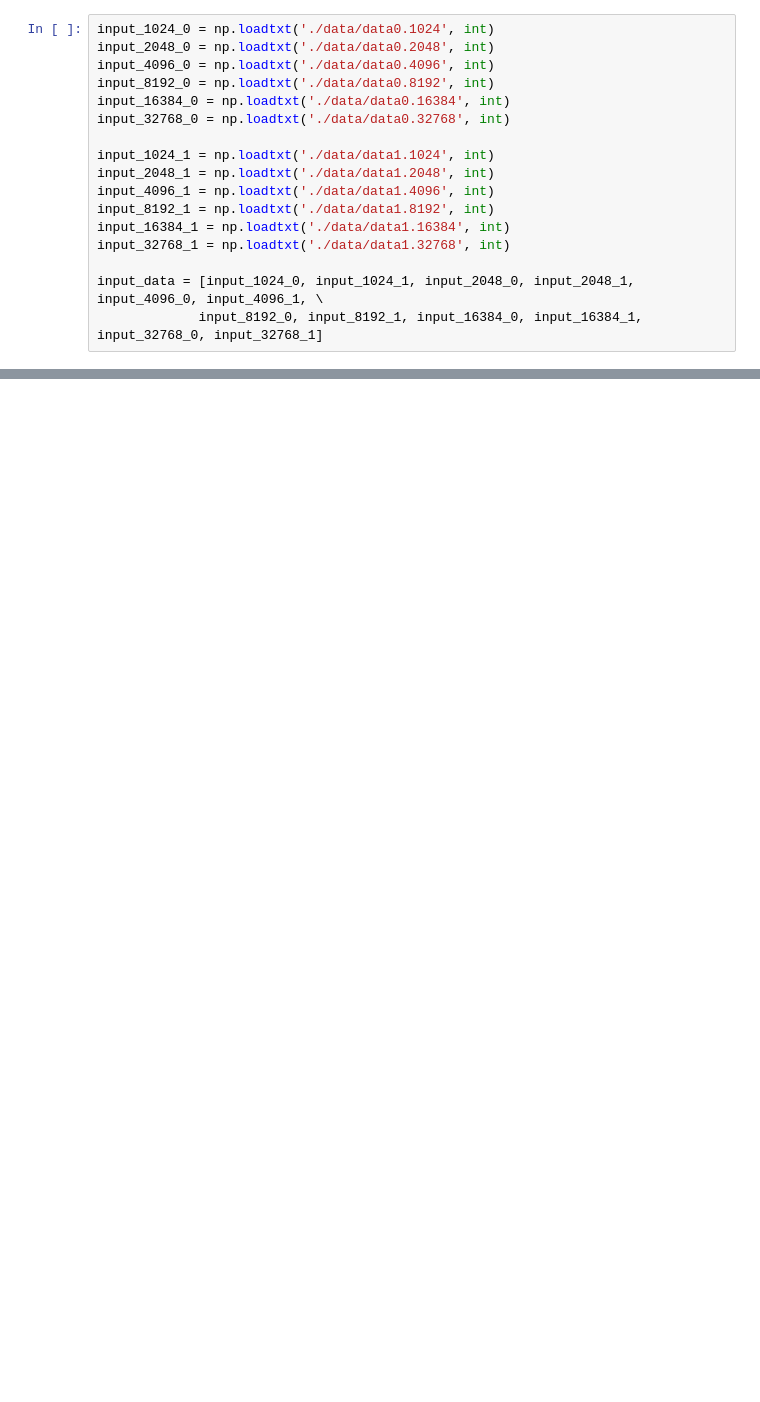
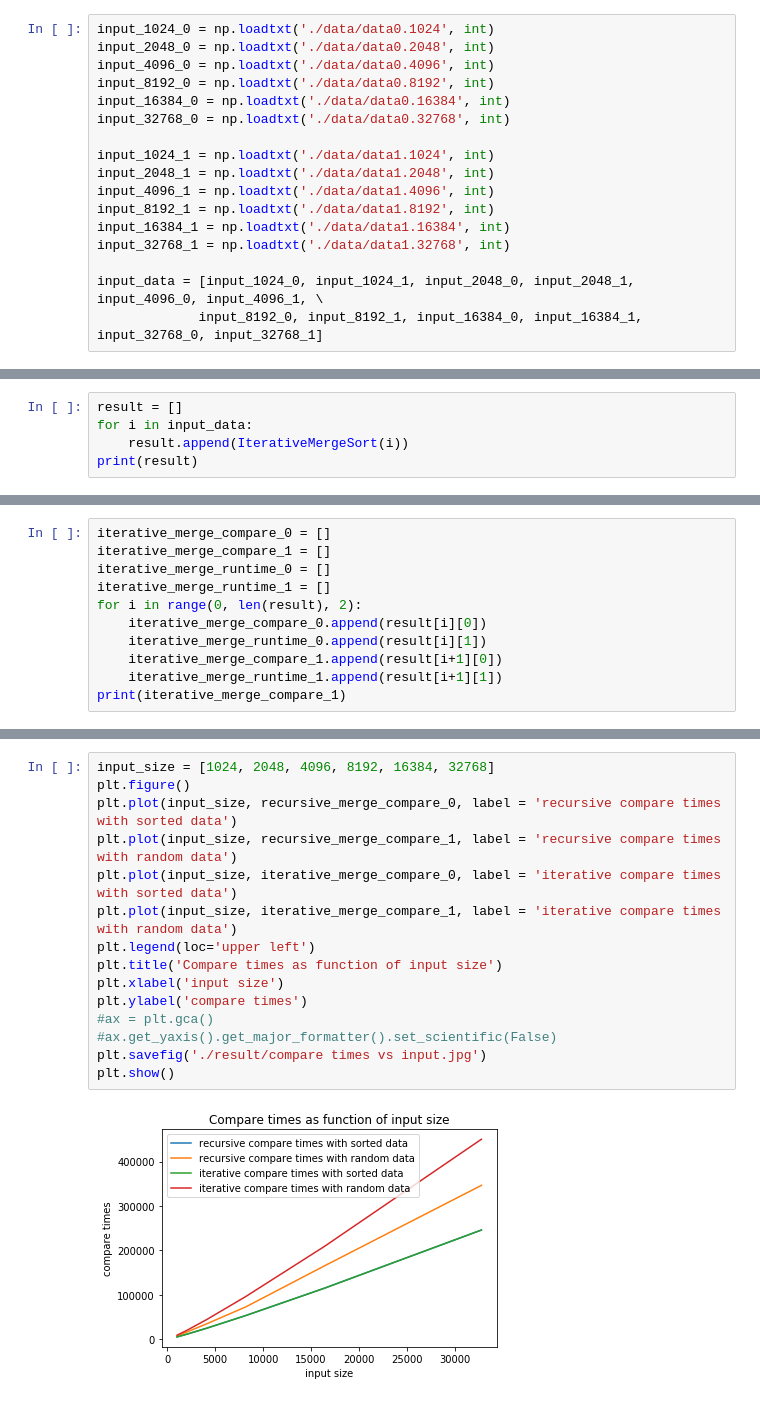
Before and after one commit to markblitz/RU_573_HW, a Jupyter notebook: HW2/Q3/Q3.ipynb, the cells around one changed output, grey strips where cells are left out. Saved outputs shown, nothing was run; the diff lists cells and outputs as text; blank space fills up the shorter version.

```diff
--- a/HW2/Q3/Q3.ipynb
+++ b/HW2/Q3/Q3.ipynb
@@ -84,0 +155,5 @@ print(recursive_merge_compare_1)
+# %%
+result = []
+for i in input_data:
+    result.append(IterativeMergeSort(i))
+print(result)
@@ -84,0 +162,11 @@ print(recursive_merge_compare_1)
+# %%
+iterative_merge_compare_0 = []
+iterative_merge_compare_1 = []
+iterative_merge_runtime_0 = []
+iterative_merge_runtime_1 = []
+for i in range(0, len(result), 2):
+    iterative_merge_compare_0.append(result[i][0])
+    iterative_merge_runtime_0.append(result[i][1])
+    iterative_merge_compare_1.append(result[i+1][0])
+    iterative_merge_runtime_1.append(result[i+1][1])
+print(iterative_merge_compare_1)
@@ -89,0 +184,17 @@ np.savetxt('./result/recursice runtime 1.txt', recursive_merge_runtime_1, fmt='%
+# %%
+input_size = [1024, 2048, 4096, 8192, 16384, 32768]
+plt.figure()
+plt.plot(input_size, recursive_merge_compare_0, label = 'recursive compare times with sorted data')
+plt.plot(input_size, recursive_merge_compare_1, label = 'recursive compare times with random data')
+plt.plot(input_size, iterative_merge_compare_0, label = 'iterative compare times with sorted data')
+plt.plot(input_size, iterative_merge_compare_1, label = 'iterative compare times with random data')
+plt.legend(loc='upper left')
+plt.title('Compare times as function of input size')
+plt.xlabel('input size')
+plt.ylabel('compare times')
+#ax = plt.gca()
+#ax.get_yaxis().get_major_formatter().set_scientific(False)
+plt.savefig('./result/compare times vs input.jpg')
+plt.show()
+# %% [output]
+[figure, added]
```
Also changed, not shown: parts of 7 cells of this notebook, 23 other files.
